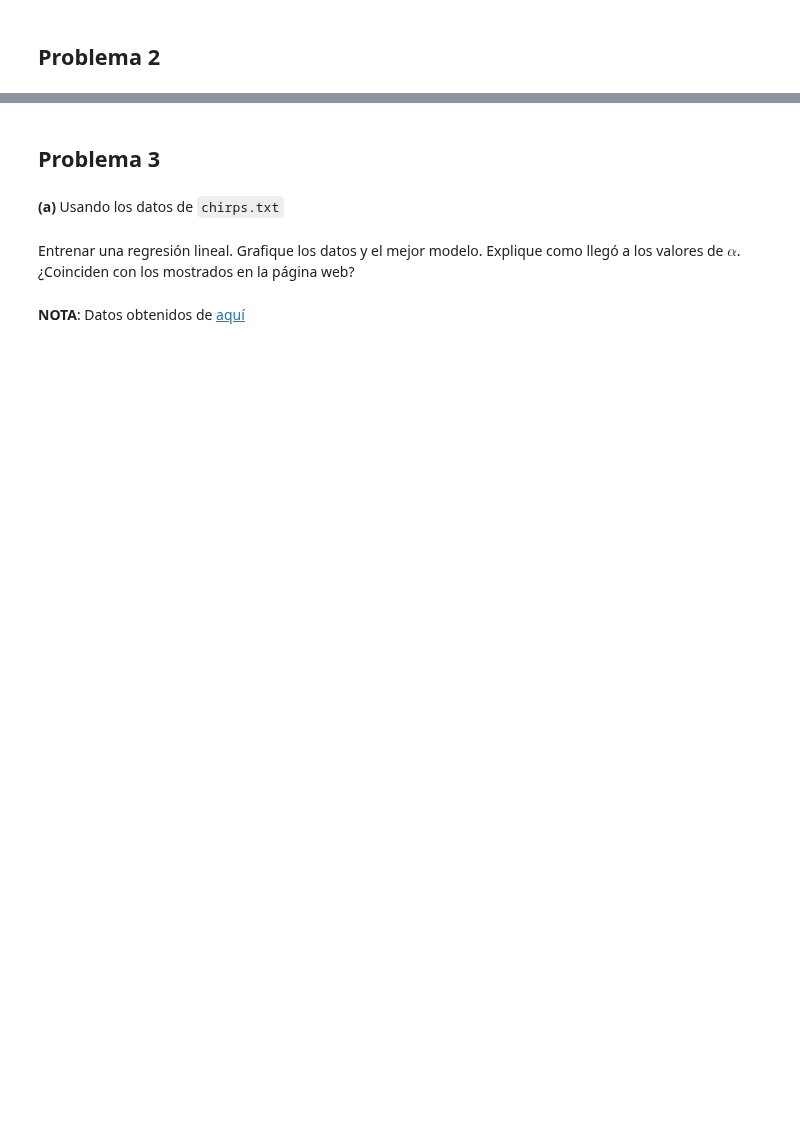
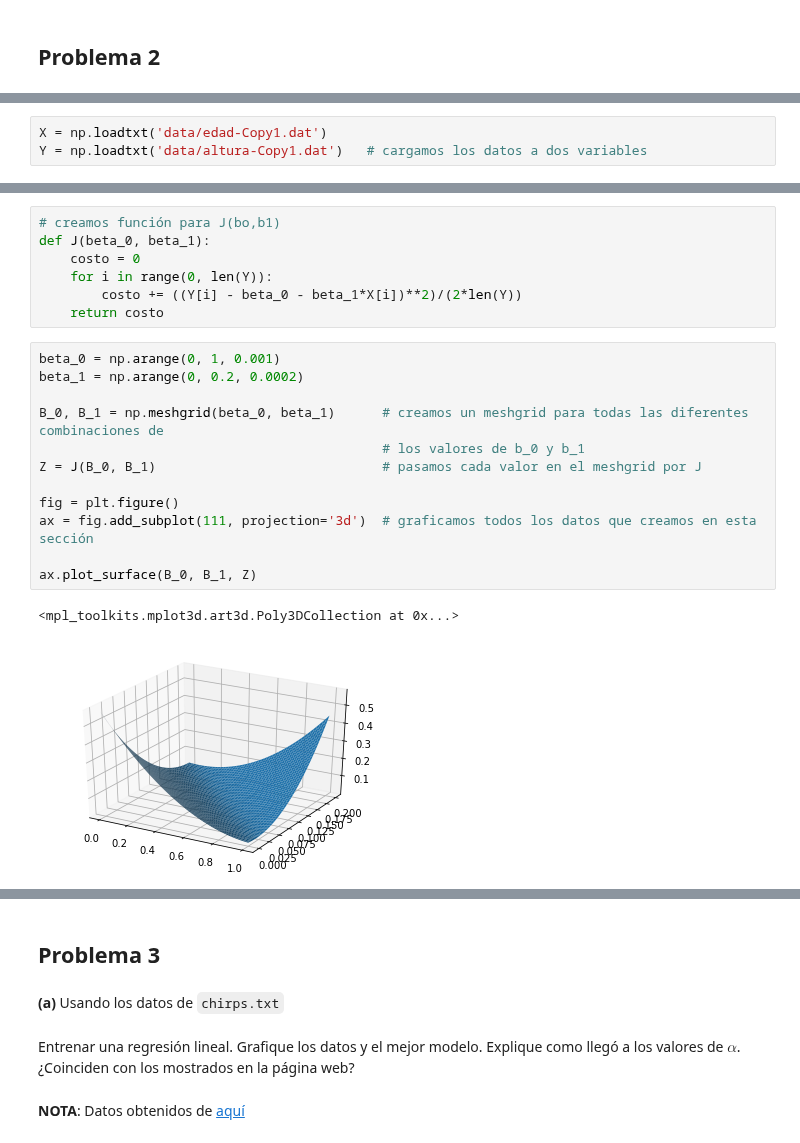
Before and after one commit to jesusigarmor/Matematicas-computacionales-fall2020, a Jupyter notebook: alumnos/marianofranco1998/9Oct_tarea.ipynb, the cells around one changed output, grey strips where cells are left out. Drawn from its saved outputs; the diff is of its cells as text; blank space fills up the shorter version.

```diff
--- a/alumnos/marianofranco1998/9Oct_tarea.ipynb
+++ b/alumnos/marianofranco1998/9Oct_tarea.ipynb
@@ -112,0 +162,3 @@ $$
+# %%
+X = np.loadtxt('data/edad-Copy1.dat')
+Y = np.loadtxt('data/altura-Copy1.dat')   # cargamos los datos a dos variables
@@ -112,0 +167,22 @@ $$
+# %%
+# creamos función para J(bo,b1)
+def J(beta_0, beta_1):
+    costo = 0
+    for i in range(0, len(Y)):
+        costo += ((Y[i] - beta_0 - beta_1*X[i])**2)/(2*len(Y))
+    return costo
+# %%
+beta_0 = np.arange(0, 1, 0.001)
+beta_1 = np.arange(0, 0.2, 0.0002)
+
+B_0, B_1 = np.meshgrid(beta_0, beta_1)      # creamos un meshgrid para todas las diferentes combinaciones de
+                                            # los valores de b_0 y b_1
+Z = J(B_0, B_1)                             # pasamos cada valor en el meshgrid por J
+
+fig = plt.figure()
+ax = fig.add_subplot(111, projection='3d')  # graficamos todos los datos que creamos en esta sección
+
+ax.plot_surface(B_0, B_1, Z)
+# %% [output]
+<mpl_toolkits.mplot3d.art3d.Poly3DCollection at 0x...>
+[figure, added]
```
Also changed, not shown: parts of 47 cells of this notebook, 1 other file.
